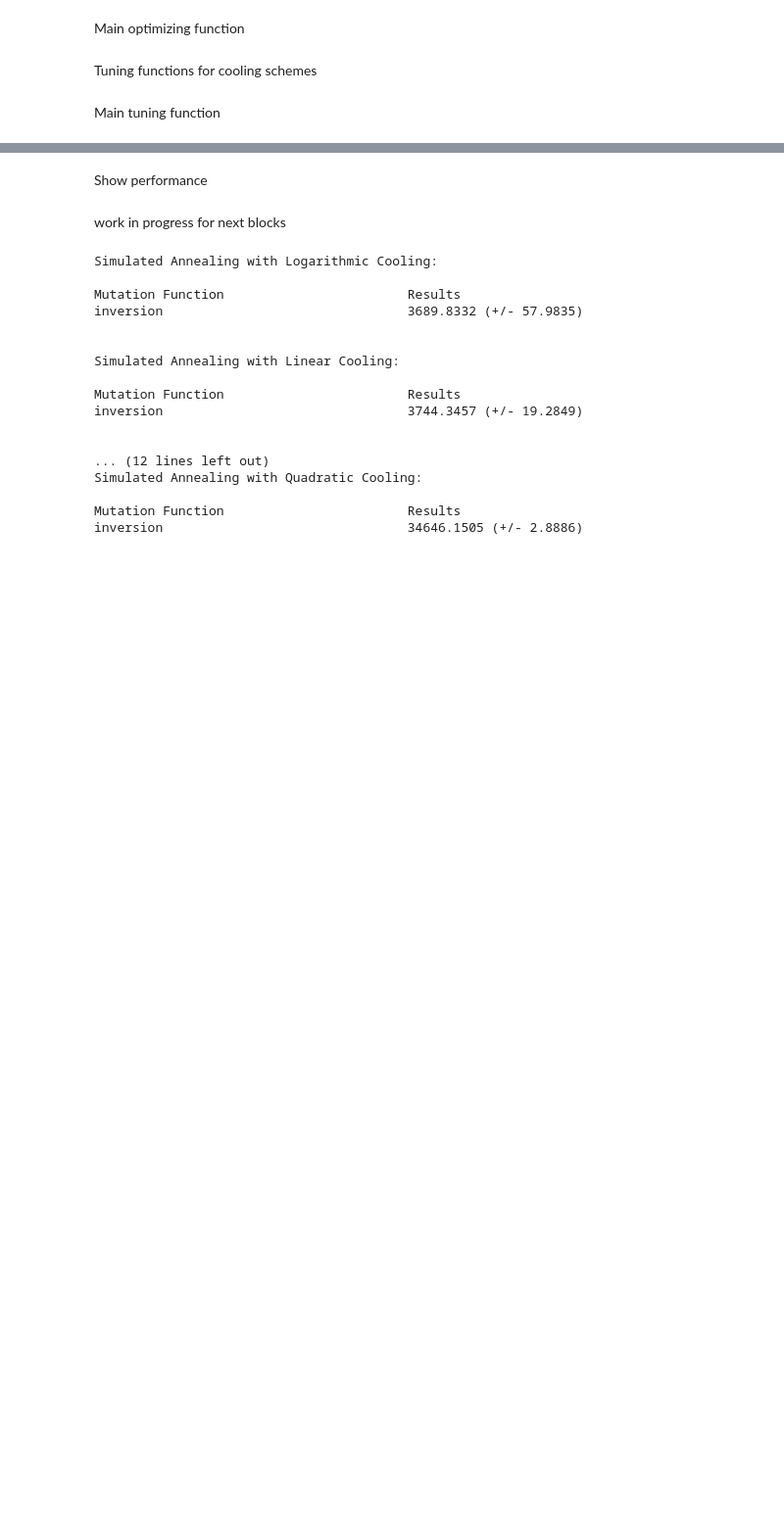
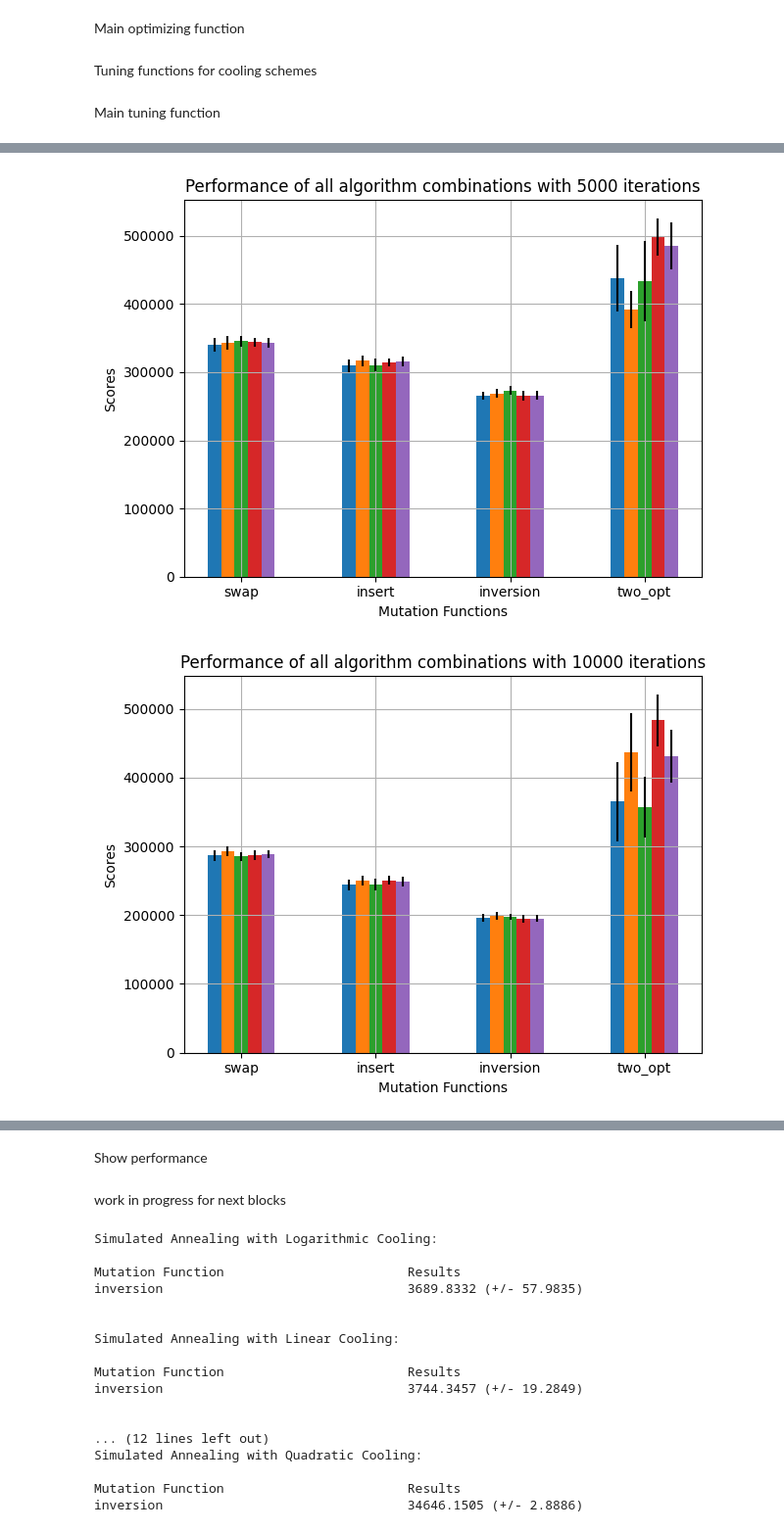
Before and after one commit to pabloralves/StocSim3, a Jupyter notebook: main_WIP.ipynb, the cells around one changed output, grey strips where cells are left out. Shown at 98% size. Drawn from its saved outputs; the diff is of its cells as text; code cells hidden in the pictures; blank space fills up the shorter version.

```diff
--- a/main_WIP.ipynb
+++ b/main_WIP.ipynb
@@ -558,0 +636,12 @@ compare_all_algorithms(tsp_data, file, N_runs, iterations_list)
+# %%
+N_runs = 20
+file = 'pcb442'
+file_path = f'TSP-Configurations/{file}.tsp.txt'
+tsp_data = load_tsp_file(file_path)
+distance_matrix = calculate_distance_matrix(tsp_data)
+
+iterations_list = [5000, 10000]
+compare_all_algorithms(tsp_data, distance_matrix, file, N_runs, iterations_list, greedy=False, fileID='zzz_')
+# %% [output]
+[figure, added]
+[figure, added]
```
Also changed, not shown: parts of 35 cells of this notebook.
